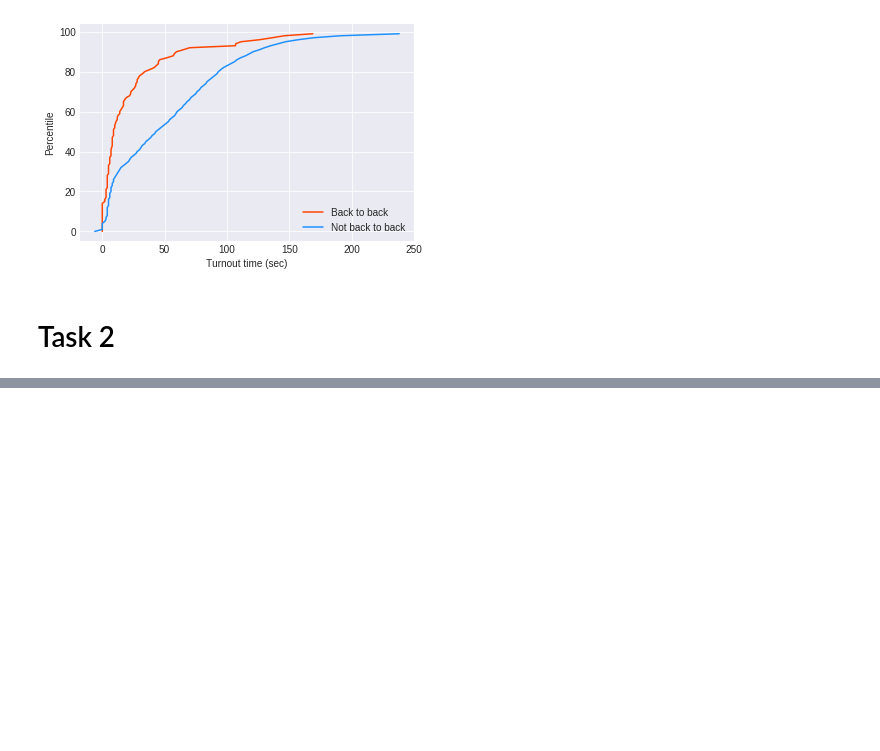
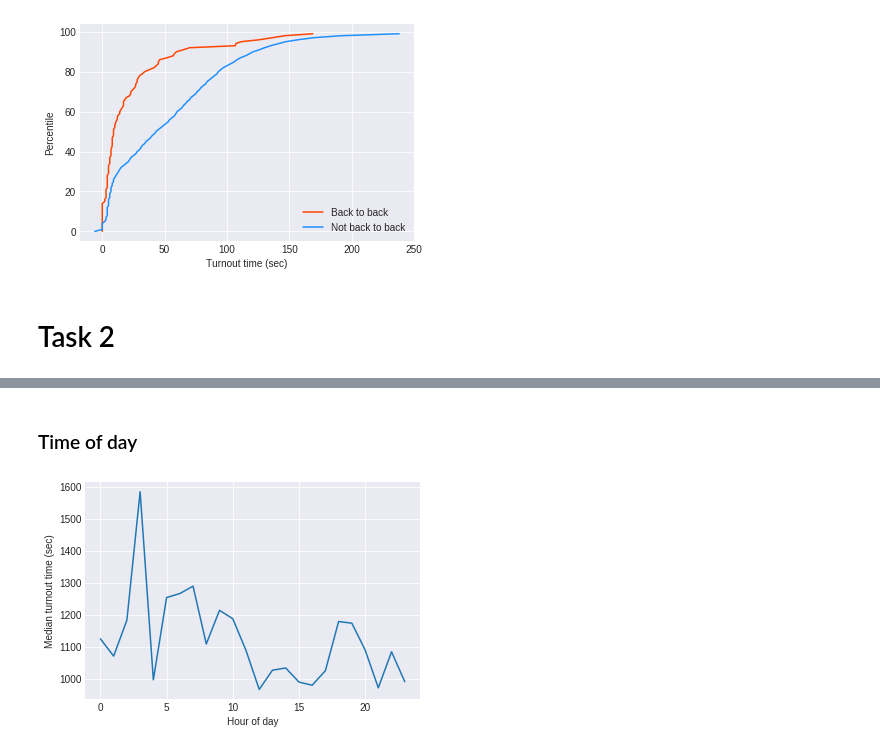
Before and after one commit to andersonad/PE_take_home, a Jupyter notebook: take_home_notebook.ipynb, the cells around one changed output, grey strips where cells are left out. Cells and saved outputs as stored; diff of their text form; code cells hidden in the pictures; blank space fills up the shorter version.

```diff
--- a/take_home_notebook.ipynb
+++ b/take_home_notebook.ipynb
@@ -156,0 +187,13 @@ on_scene[['time_on_scene','turnout_time']].corr()
+# %% [markdown]
+### Time of day
+# %%
+median_call_time = call_time_df[['hour','call_duration']].groupby('hour').aggregate(np.median).reset_index()
+plt.plot(median_call_time['hour'], median_call_time['call_duration'])
+plt.xlabel('Hour of day')
+plt.ylabel('Median turnout time (sec)')
+
+#We'll keep track of the features we want to use in the model
+important_features = []
+important_features = important_features + list(pd.get_dummies(median_call_time,  columns=['hour']).columns)
+# %% [output]
+[figure, added]
```
Also changed, not shown: parts of 28 cells of this notebook.
